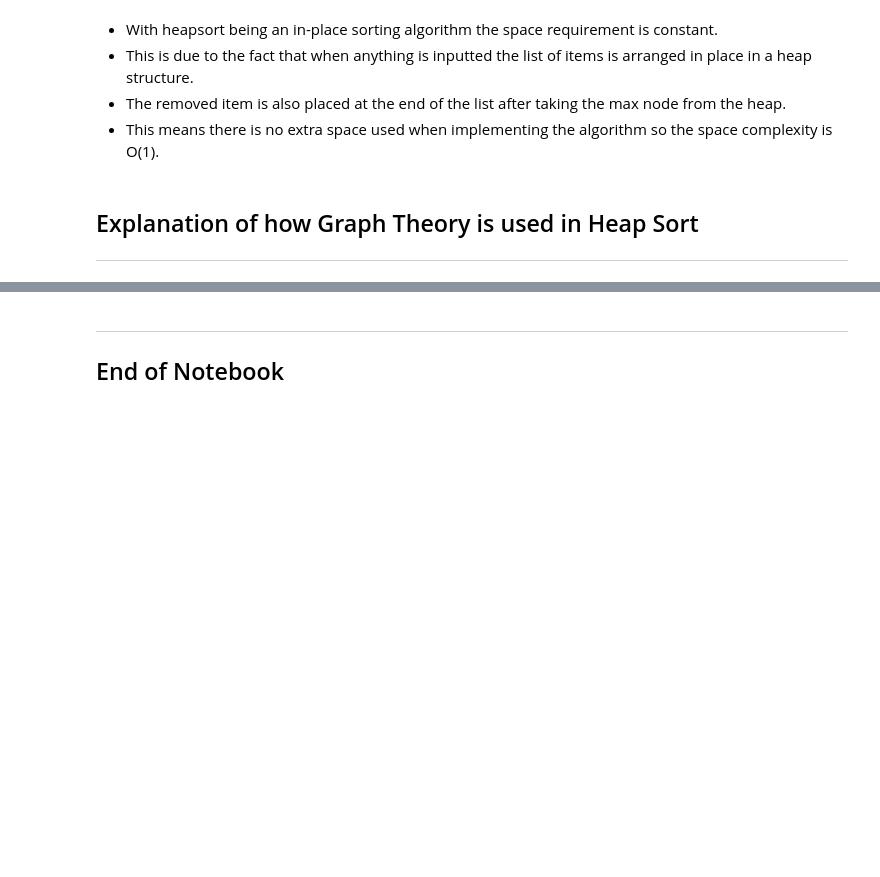
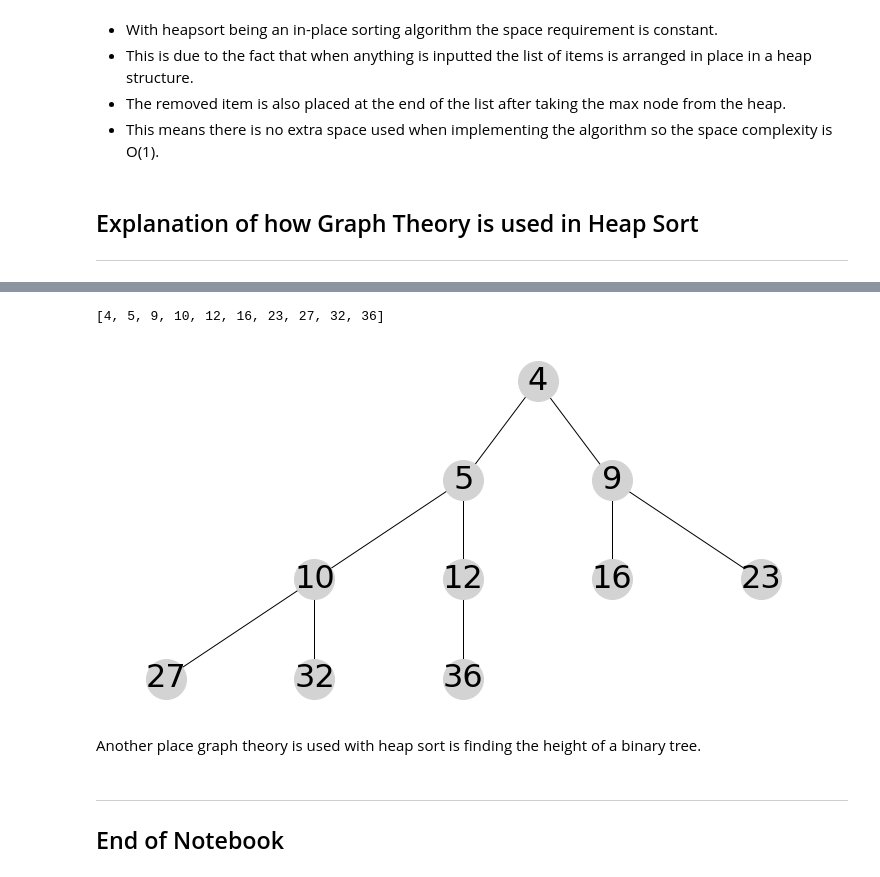
Before and after one commit to DylanMorr/Graph-Theory-Assessment, a Jupyter notebook: heap-sort.ipynb, the cells around one changed output, grey strips where cells are left out. Drawn from its saved outputs; the diff is of its cells as text; code cells hidden in the pictures; blank space fills up the shorter version.

```diff
--- a/heap-sort.ipynb
+++ b/heap-sort.ipynb
@@ -214,3 +266,13 @@ ADD NOTES HERE
+# %%
+# Show the list
+print(numList)
+# Draws the sorted list from the heap sort function
+drawtree(numList)
+# %% [output]
+[4, 5, 9, 10, 12, 16, 23, 27, 32, 36]
+[figure, added]
+# %% [markdown]
+Another place graph theory is used with heap sort is finding the height of a binary tree.
 # %% [markdown]
 ***
 
```
Also changed, not shown: parts of 13 cells of this notebook.
